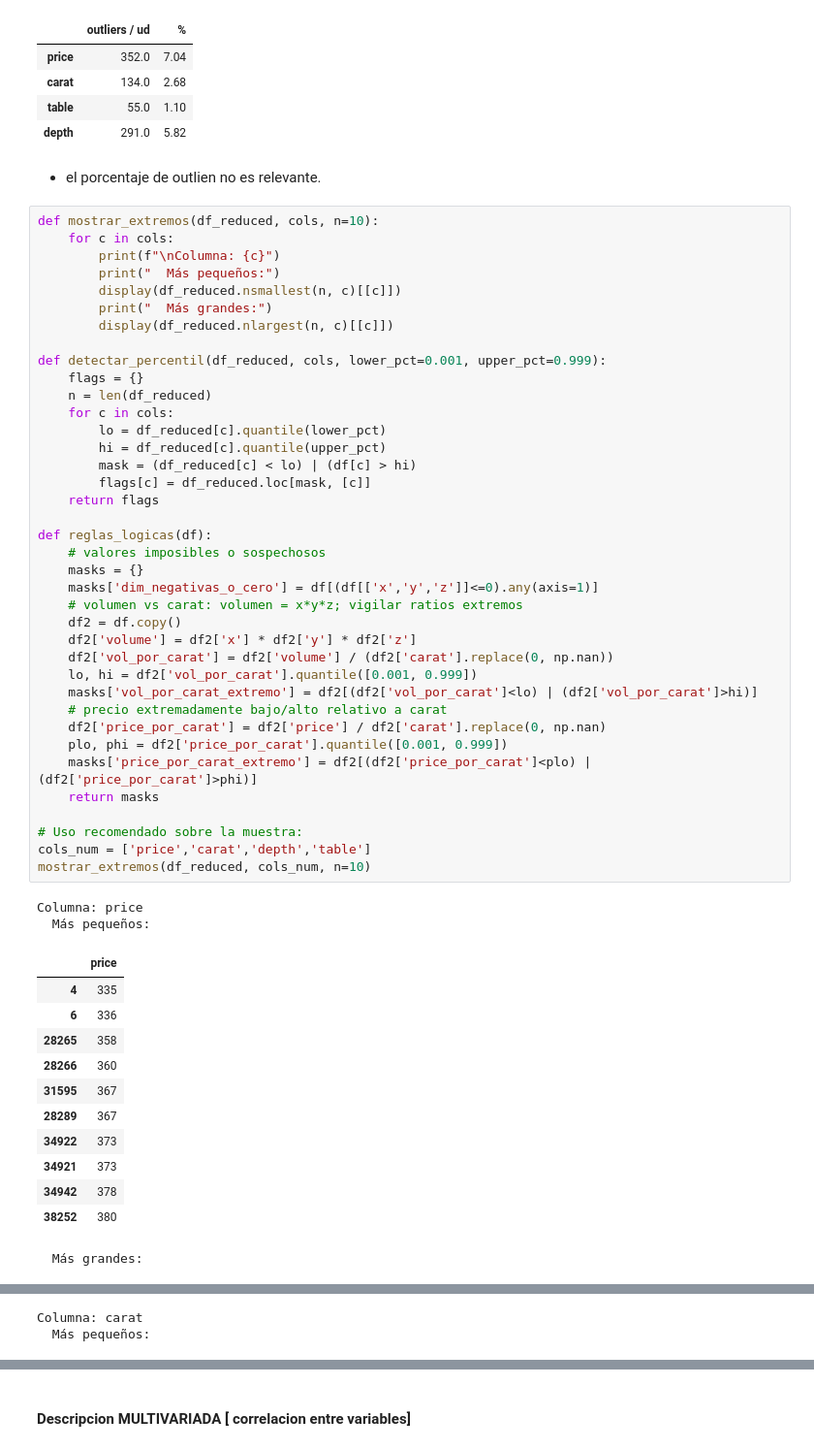
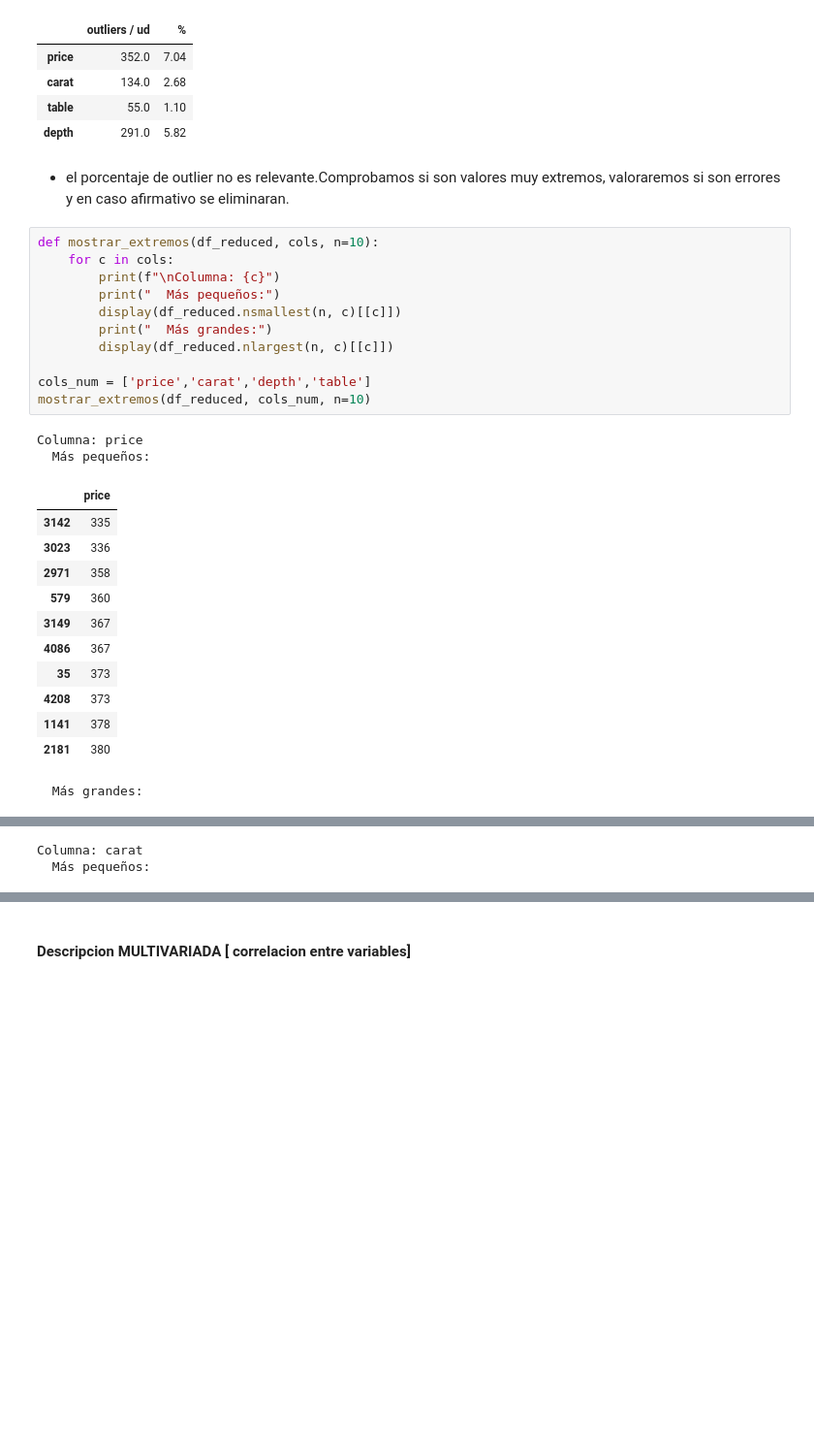
Before and after one commit to MarcoCasSir/LaboratorioDataScience, a Jupyter notebook: act4/diamonds_marco_casati.ipynb, the cells around one changed output, grey strips where cells are left out. Shown at 97% size. Cells and saved outputs as stored; diff of their text form; blank space fills up the shorter version.

```diff
--- a/act4/diamonds_marco_casati.ipynb
+++ b/act4/diamonds_marco_casati.ipynb
@@ -557,58 +468,31 @@ contar_outliers_iqr(df_reduced, cols=['price','carat','table', 'depth'])
 | table | 55.0 | 1.10 |
 | depth | 291.0 | 5.82 |
 # %% [markdown]
-- el porcentaje de outlien no es relevante.
+- el porcentaje de outlier no es relevante.Comprobamos si son valores muy extremos, valoraremos si son errores y en caso afirmativo se eliminaran.
 # %%
 def mostrar_extremos(df_reduced, cols, n=10):
     for c in cols:
         print(f"\nColumna: {c}")
         print("  Más pequeños:")
         display(df_reduced.nsmallest(n, c)[[c]])
         print("  Más grandes:")
         display(df_reduced.nlargest(n, c)[[c]])
 
-def detectar_percentil(df_reduced, cols, lower_pct=0.001, upper_pct=0.999):
-    flags = {}
-    n = len(df_reduced)
-    for c in cols:
-        lo = df_reduced[c].quantile(lower_pct)
-        hi = df_reduced[c].quantile(upper_pct)
-        mask = (df_reduced[c] < lo) | (df[c] > hi)
-        flags[c] = df_reduced.loc[mask, [c]]
-    return flags
-
-def reglas_logicas(df):
-    # valores imposibles o sospechosos
-    masks = {}
-    masks['dim_negativas_o_cero'] = df[(df[['x','y','z']]<=0).any(axis=1)]
-    # volumen vs carat: volumen = x*y*z; vigilar ratios extremos
-    df2 = df.copy()
-    df2['volume'] = df2['x'] * df2['y'] * df2['z']
-    df2['vol_por_carat'] = df2['volume'] / (df2['carat'].replace(0, np.nan))
-    lo, hi = df2['vol_por_carat'].quantile([0.001, 0.999])
-    masks['vol_por_carat_extremo'] = df2[(df2['vol_por_carat']<lo) | (df2['vol_por_carat']>hi)]
-    # precio extremadamente bajo/alto relativo a carat
-    df2['price_por_carat'] = df2['price'] / df2['carat'].replace(0, np.nan)
-    plo, phi = df2['price_por_carat'].quantile([0.001, 0.999])
-    masks['price_por_carat_extremo'] = df2[(df2['price_por_carat']<plo) | (df2['price_por_carat']>phi)]
-    return masks
-
-# Uso recomendado sobre la muestra:
 cols_num = ['price','carat','depth','table']
 mostrar_extremos(df_reduced, cols_num, n=10)
 # %% [output]
 Columna: price
   Más pequeños:
 |  | price |
-| 4 | 335 |
-| 6 | 336 |
-| 28265 | 358 |
-| 28266 | 360 |
-| 31595 | 367 |
-| 28289 | 367 |
-| 34922 | 373 |
-| 34921 | 373 |
-| 34942 | 378 |
-| 38252 | 380 |
+| 3142 | 335 |
+| 3023 | 336 |
+| 2971 | 358 |
+| 579 | 360 |
+| 3149 | 367 |
+| 4086 | 367 |
+| 35 | 373 |
+| 4208 | 373 |
+| 1141 | 378 |
+| 2181 | 380 |
   Más grandes:
 |  | price |
```
Also changed, not shown: parts of 34 cells of this notebook.
